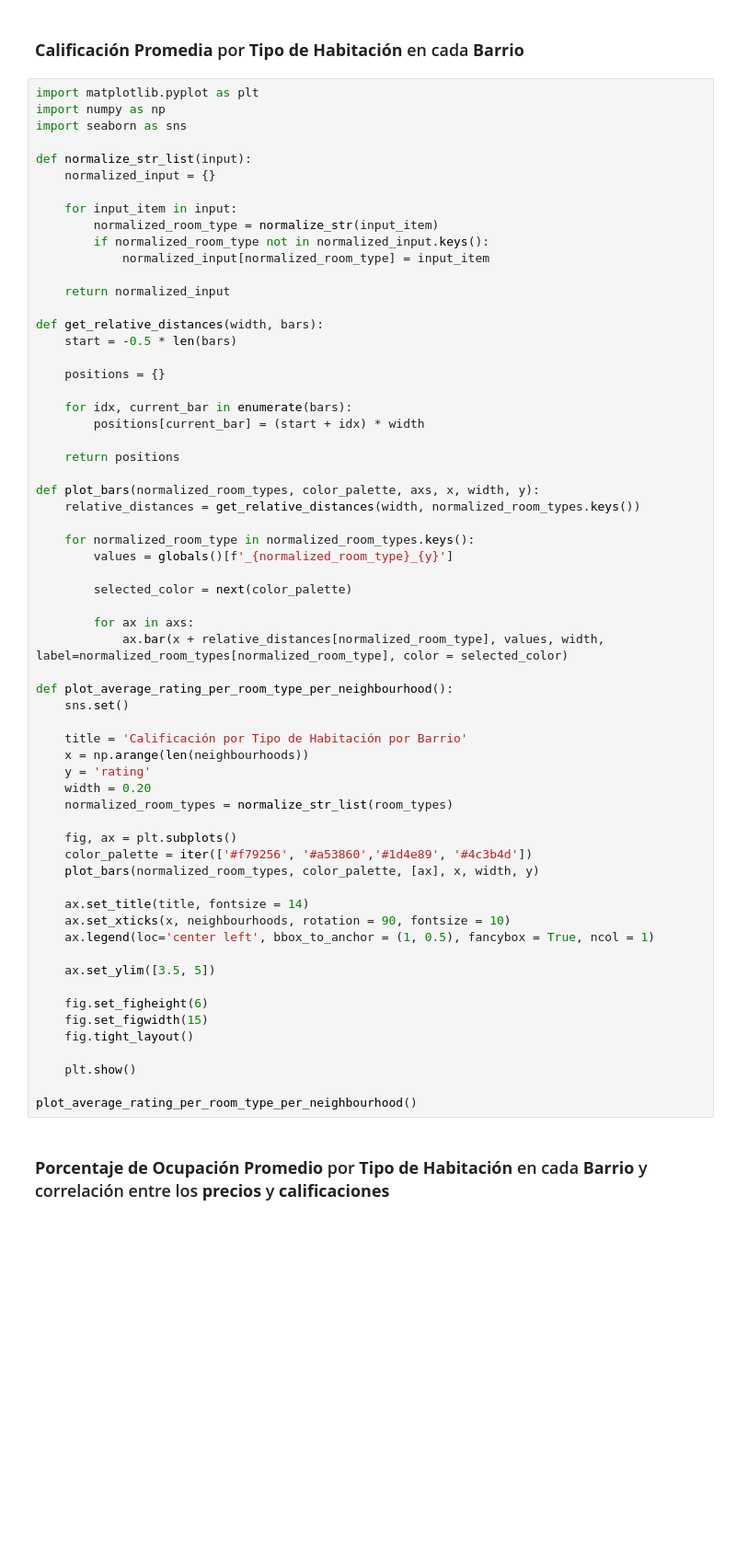
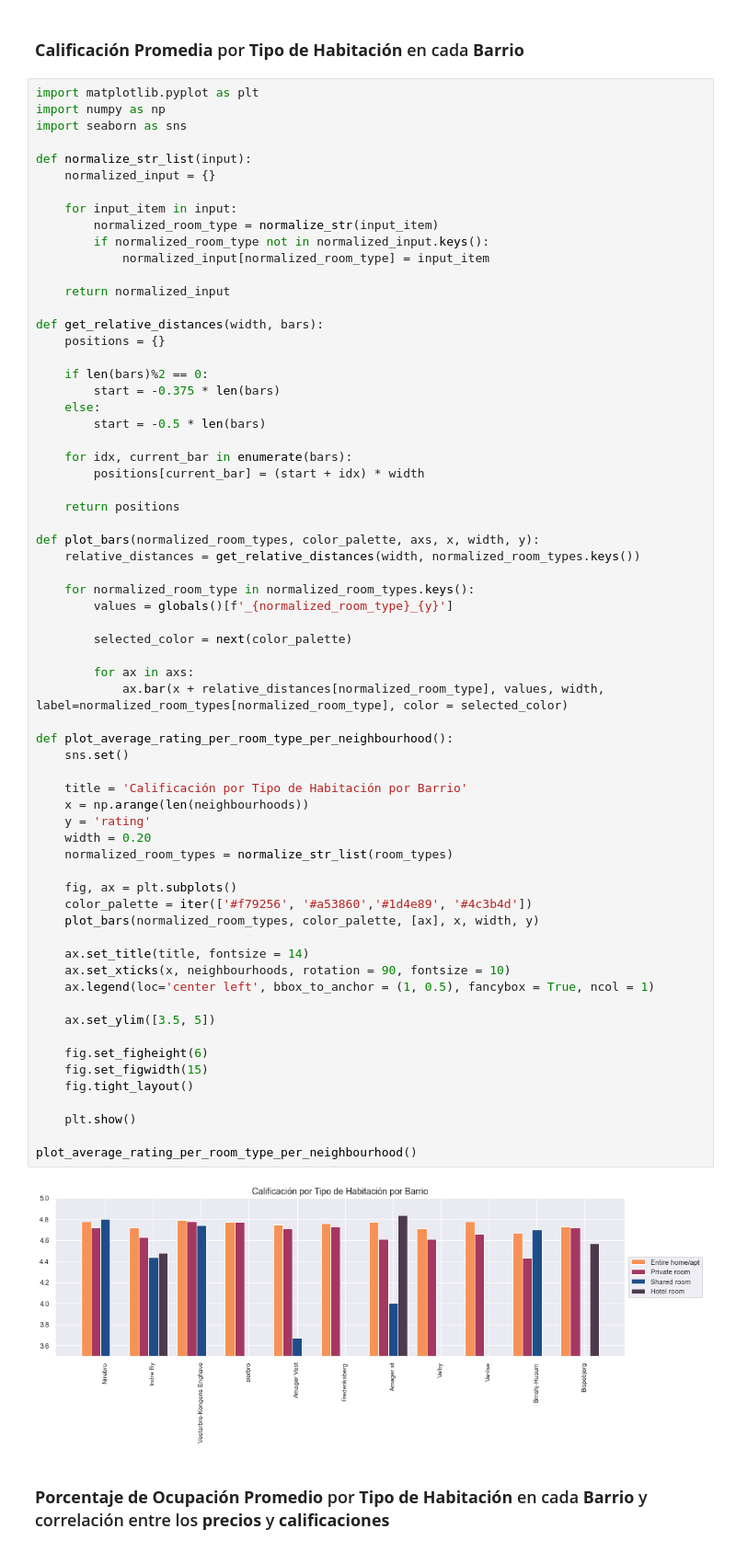
Before and after one commit to fedeantuna/tuia-python-project-2022, a Jupyter notebook: notebook_es.ipynb, the cells around one changed output. Shown: that part at 92% size. Drawn from its saved outputs; the diff is of its cells as text; blank space fills up the shorter version.

```diff
--- a/notebook_es.ipynb
+++ b/notebook_es.ipynb
@@ -451,9 +476,12 @@ def normalize_str_list(input):
     return normalized_input
 
 def get_relative_distances(width, bars):
-    start = -0.5 * len(bars)
+    positions = {}
 
-    positions = {}
+    if len(bars)%2 == 0:
+        start = -0.375 * len(bars)
+    else:
+        start = -0.5 * len(bars)
 
     for idx, current_bar in enumerate(bars):
         positions[current_bar] = (start + idx) * width
@@ -470,33 +498,35 @@ def plot_bars(normalized_room_types, color_palette, axs, x, width, y):
 
         for ax in axs:
             ax.bar(x + relative_distances[normalized_room_type], values, width, label=normalized_room_types[normalized_room_type], color = selected_color)
 
 def plot_average_rating_per_room_type_per_neighbourhood():
     sns.set()
 
     title = 'Calificación por Tipo de Habitación por Barrio'
     x = np.arange(len(neighbourhoods))
     y = 'rating'
     width = 0.20
     normalized_room_types = normalize_str_list(room_types)
 
     fig, ax = plt.subplots()
     color_palette = iter(['#f79256', '#a53860','#1d4e89', '#4c3b4d'])
     plot_bars(normalized_room_types, color_palette, [ax], x, width, y)
 
     ax.set_title(title, fontsize = 14)
     ax.set_xticks(x, neighbourhoods, rotation = 90, fontsize = 10)
     ax.legend(loc='center left', bbox_to_anchor = (1, 0.5), fancybox = True, ncol = 1)
 
     ax.set_ylim([3.5, 5])
 
     fig.set_figheight(6)
     fig.set_figwidth(15)
     fig.tight_layout()
 
     plt.show()
 
 plot_average_rating_per_room_type_per_neighbourhood()
+# %% [output]
+[figure, added]
 # %% [markdown]
 ### **Porcentaje de Ocupación Promedio** por **Tipo de Habitación** en cada **Barrio** y correlación entre los **precios** y **calificaciones**
 # %%
```
Also changed, not shown: parts of 4 cells of this notebook.
